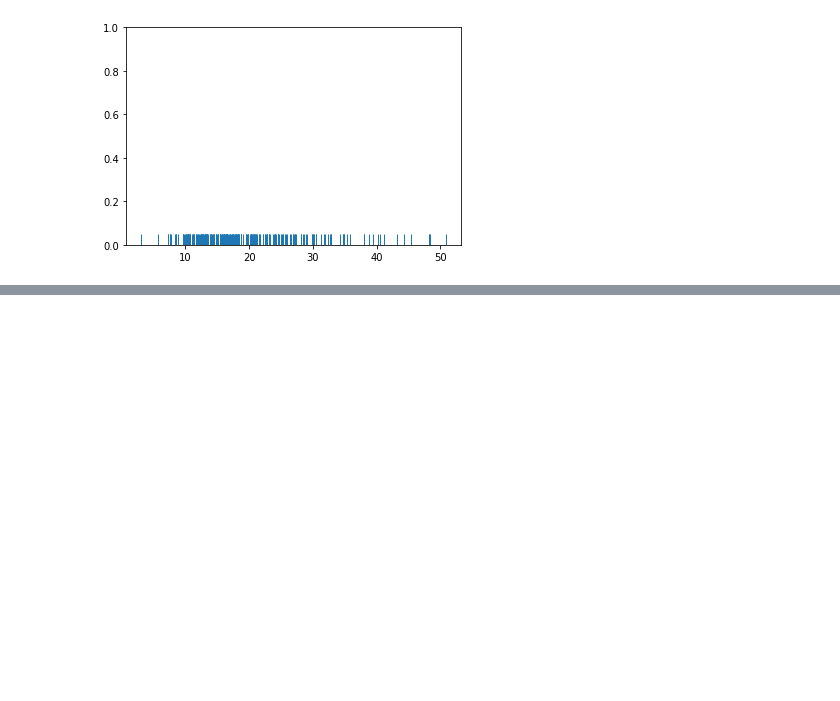
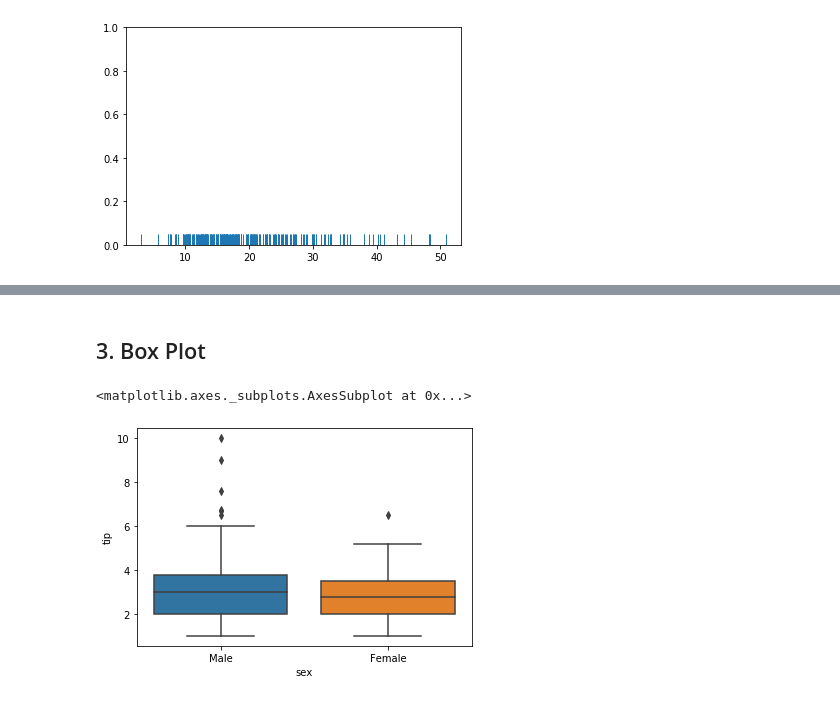
Before and after one commit to wasifekbal/ML_2019, a Jupyter notebook: seaborn/Seaborn.ipynb, the cells around one changed output, grey strips where cells are left out. Drawn from its saved outputs; the diff is of its cells as text; code cells hidden in the pictures; blank space fills up the shorter version.

```diff
--- a/seaborn/Seaborn.ipynb
+++ b/seaborn/Seaborn.ipynb
@@ -63,0 +101,8 @@ sns.rugplot(tips['total_bill'])
+# %% [markdown]
+## 3. Box Plot
+# %%
+#sns.boxplot('total_bill',data=tips, hue='sex')
+sns.boxplot(x=tips['sex'],y=tips['tip'])
+# %% [output]
+<matplotlib.axes._subplots.AxesSubplot at 0x...>
+[figure, added]
```
Also changed, not shown: parts of 13 cells of this notebook, 2 other files.
